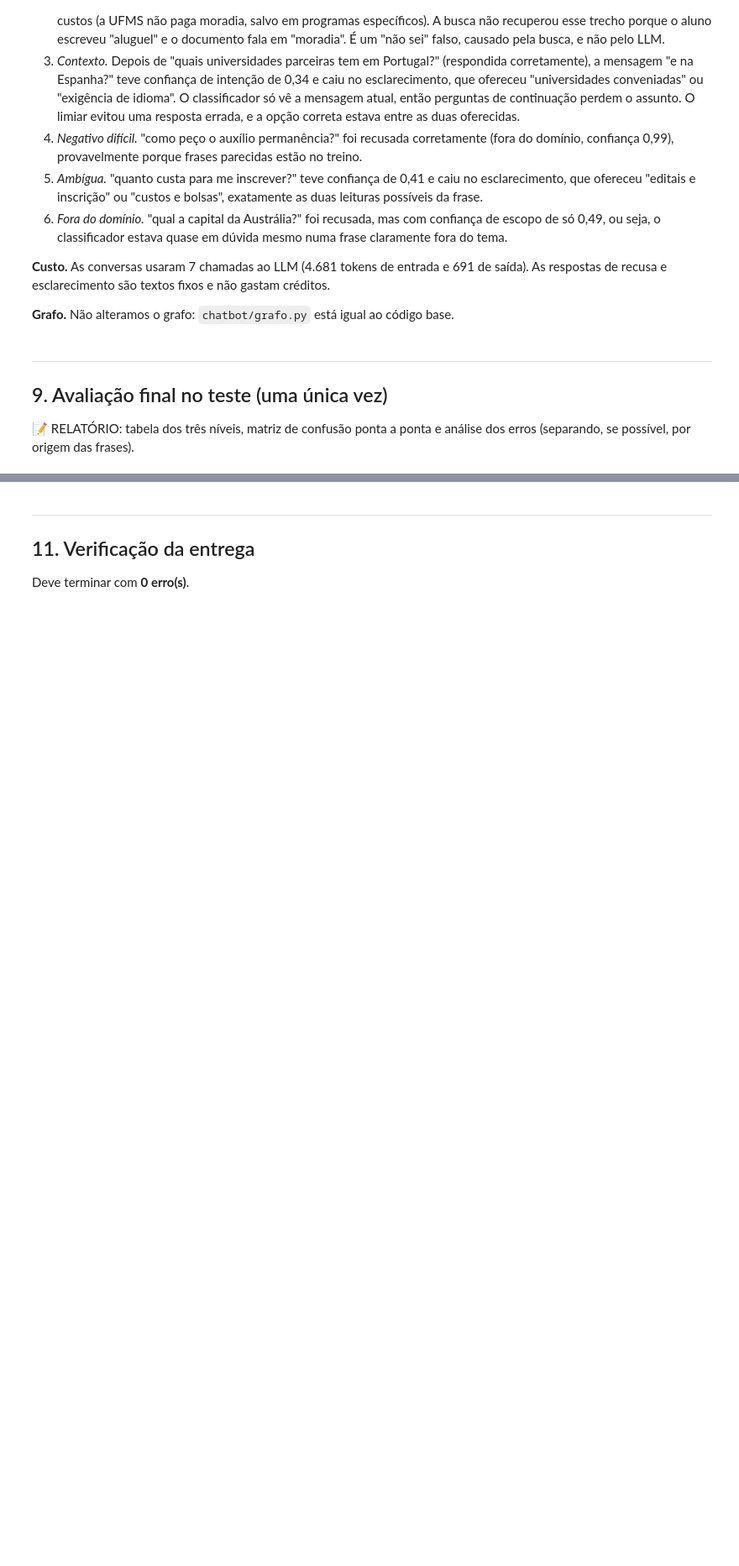
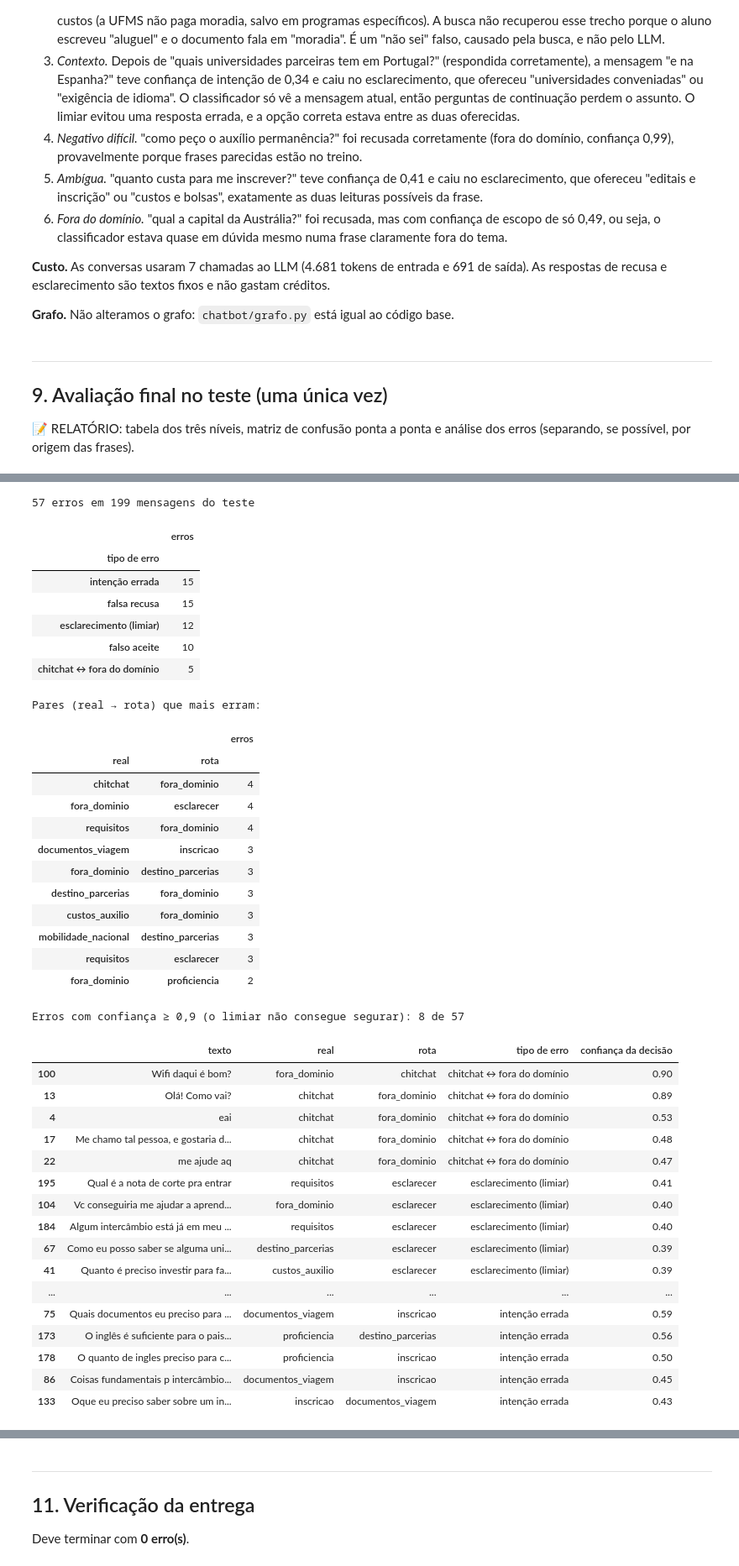
Before and after one commit to peedrocs/IA-2026-02-TP-Chatbot-RUMO, a Jupyter notebook: notebooks/01_trabalho_grupo.ipynb, the cells around one changed output, grey strips where cells are left out. Shown at 84% size. Drawn from its saved outputs; the diff is of its cells as text; code cells hidden in the pictures; blank space fills up the shorter version.

```diff
--- a/notebooks/01_trabalho_grupo.ipynb
+++ b/notebooks/01_trabalho_grupo.ipynb
@@ -867,0 +966,71 @@ previsoes.loc[~previsoes["acertou"], ["texto", "real", "rota", "confianca_escopo
+# %%
+def tipo_erro(linha):
+    real_dom = linha["real"] in intencoes
+    if linha["rota"] == "esclarecer":
+        return "esclarecimento (limiar)"
+    if not real_dom and linha["rota"] in intencoes:
+        return "falso aceite"
+    if real_dom and linha["rota"] in ("chitchat", "fora_dominio"):
+        return "falsa recusa"
+    if real_dom:
+        return "intenção errada"
+    return "chitchat ↔ fora do domínio"
+
+erros_teste = previsoes.loc[~previsoes["acertou"]].copy()
+erros_teste["tipo de erro"] = erros_teste.apply(tipo_erro, axis=1)
+conf_int = pd.to_numeric(erros_teste["confianca_intencao"], errors="coerce")
+conf_esc = pd.to_numeric(erros_teste["confianca_escopo"], errors="coerce")
+erros_teste["confiança da decisão"] = np.where(erros_teste["rota"].isin(intencoes + ["esclarecer"]), conf_int, conf_esc)
+
+print(f"{len(erros_teste)} erros em {len(previsoes)} mensagens do teste")
+display(erros_teste["tipo de erro"].value_counts().to_frame("erros"))
+
+print("Pares (real → rota) que mais erram:")
+display(erros_teste.groupby(["real", "rota"]).size().sort_values(ascending=False).head(10).to_frame("erros"))
+
+confiantes = erros_teste["confiança da decisão"] >= 0.9
+print(f"Erros com confiança ≥ 0,9 (o limiar não consegue segurar): {confiantes.sum()} de {len(erros_teste)}")
+
+with pd.option_context("display.max_rows", None, "display.max_colwidth", 80):
+    display(erros_teste.sort_values(["tipo de erro", "confiança da decisão"], ascending=[True, False])
+            [["texto", "real", "rota", "tipo de erro", "confiança da decisão"]].round(2))
+# %% [output]
+57 erros em 199 mensagens do teste
+|  | erros |
+| tipo de erro |  |
+| intenção errada | 15 |
+| falsa recusa | 15 |
+| esclarecimento (limiar) | 12 |
+| falso aceite | 10 |
+| chitchat ↔ fora do domínio | 5 |
+Pares (real → rota) que mais erram:
+|  |  | erros |
+| real | rota |  |
+| chitchat | fora_dominio | 4 |
+| fora_dominio | esclarecer | 4 |
+| requisitos | fora_dominio | 4 |
+| documentos_viagem | inscricao | 3 |
+| fora_dominio | destino_parcerias | 3 |
+| destino_parcerias | fora_dominio | 3 |
+| custos_auxilio | fora_dominio | 3 |
+| mobilidade_nacional | destino_parcerias | 3 |
+| requisitos | esclarecer | 3 |
+| fora_dominio | proficiencia | 2 |
+Erros com confiança ≥ 0,9 (o limiar não consegue segurar): 8 de 57
+|  | texto | real | rota | tipo de erro | confiança da decisão |
+| 100 | Wifi daqui é bom? | fora_dominio | chitchat | chitchat ↔ fora do domínio | 0.90 |
+| 13 | Olá! Como vai? | chitchat | fora_dominio | chitchat ↔ fora do domínio | 0.89 |
+| 4 | eai | chitchat | fora_dominio | chitchat ↔ fora do domínio | 0.53 |
+| 17 | Me chamo tal pessoa, e gostaria d... | chitchat | fora_dominio | chitchat ↔ fora do domínio | 0.48 |
+| 22 | me ajude aq | chitchat | fora_dominio | chitchat ↔ fora do domínio | 0.47 |
+| 195 | Qual é a nota de corte pra entrar | requisitos | esclarecer | esclarecimento (limiar) | 0.41 |
+| 104 | Vc conseguiria me ajudar a aprend... | fora_dominio | esclarecer | esclarecimento (limiar) | 0.40 |
+| 184 | Algum intercâmbio está já em meu ... | requisitos | esclarecer | esclarecimento (limiar) | 0.40 |
+| 67 | Como eu posso saber se alguma uni... | destino_parcerias | esclarecer | esclarecimento (limiar) | 0.39 |
+| 41 | Quanto é preciso investir para fa... | custos_auxilio | esclarecer | esclarecimento (limiar) | 0.39 |
+| ... | ... | ... | ... | ... | ... |
+| 75 | Quais documentos eu preciso para ... | documentos_viagem | inscricao | intenção errada | 0.59 |
+| 173 | O inglês é suficiente para o pais... | proficiencia | destino_parcerias | intenção errada | 0.56 |
+| 178 | O quanto de ingles preciso para c... | proficiencia | inscricao | intenção errada | 0.50 |
+| 86 | Coisas fundamentais p intercâmbio... | documentos_viagem | inscricao | intenção errada | 0.45 |
+| 133 | Oque eu preciso saber sobre um in... | inscricao | documentos_viagem | intenção errada | 0.43 |
```
Also changed, not shown: parts of 10 cells of this notebook, 1 other file.
